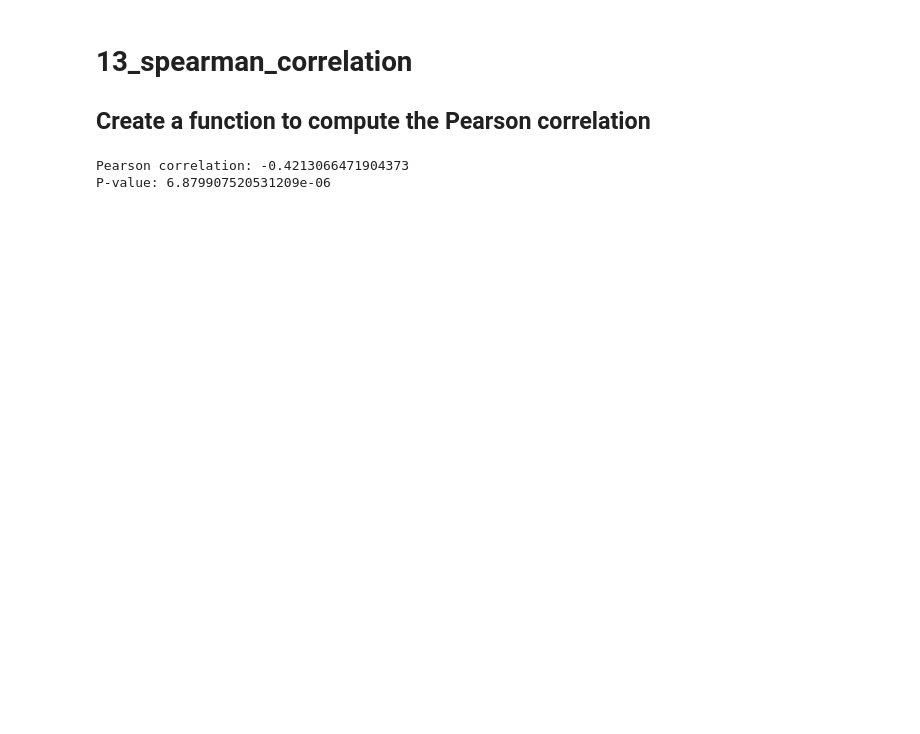
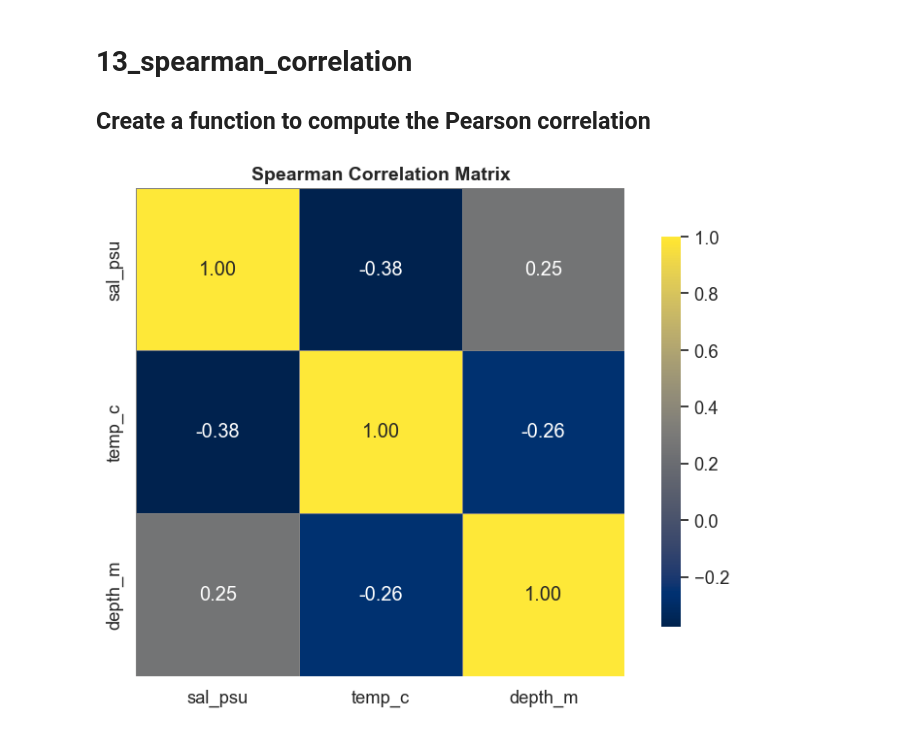
Before and after one commit to Ana-MontoyaMelgoza/MODELAB_PYTHON_2025, a Jupyter notebook: 13_spearman_correlation.ipynb, the cells around one changed output. Drawn from its saved outputs; the diff is of its cells as text; code cells hidden in the pictures; blank space fills up the shorter version.

Commit message:
Update 13_spearman_correlation

```diff
--- a/13_spearman_correlation.ipynb
+++ b/13_spearman_correlation.ipynb
@@ -14,3 +4,0 @@ def pearson_corr(df, col1, col2):
-# %%
-path = './BD/bd_exercises_curse.csv'
-bd_data = pd.read_csv(path)
@@ -19,6 +5,32 @@ corr, p_value = pearson_corr(bd_data, "temp_c", "sal_psu")
-# %%
-print("Pearson correlation:", corr)
-print("P-value:", p_value)
-# %% [output]
-Pearson correlation: -0.4213066471904373
-P-value: 6.879907520531209e-06
+# %%
+import pandas as pd
+
+def read_data(path):
+    return pd.read_csv(path)
+# %%
+def func_corr(sal_temp_depth):
+   corr_matrix = sal_temp_depth.corr(method='spearman')
+
+   import matplotlib.pyplot as plt
+   import seaborn as sns
+
+   plt.figure(figsize=(8, 6))
+   sns.set(style="white", font_scale=1.2)
+   sns.heatmap(corr_matrix,
+                annot=True,
+                fmt=".2f",
+                cmap='cividis',
+                square=True,
+                linewidths=0.5,
+                linecolor='gray',
+                cbar_kws={'shrink': 0.8})
+
+   plt.title('Spearman Correlation Matrix', fontsize=14, weight='bold')
+   plt.tight_layout()
+   plt.show()
+# %%
+bd_data = read_data('./BD/bd_exercises_curse.csv')
+sal_temp_depth = bd_data[["sal_psu","temp_c","depth_m"]]
+corr_matrix=func_corr(sal_temp_depth)
+# %% [output]
+[figure, added]
```
Also changed, not shown: parts of 3 cells of this notebook.
